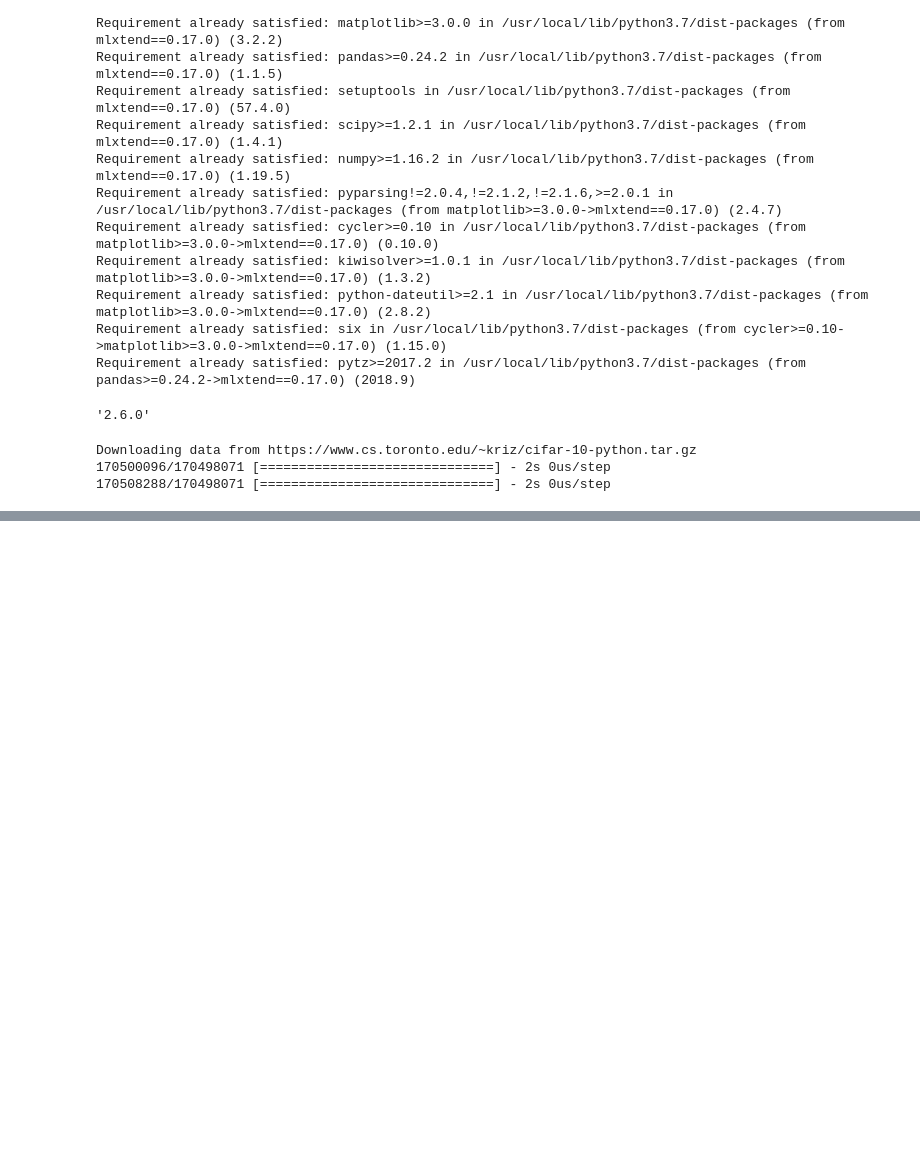
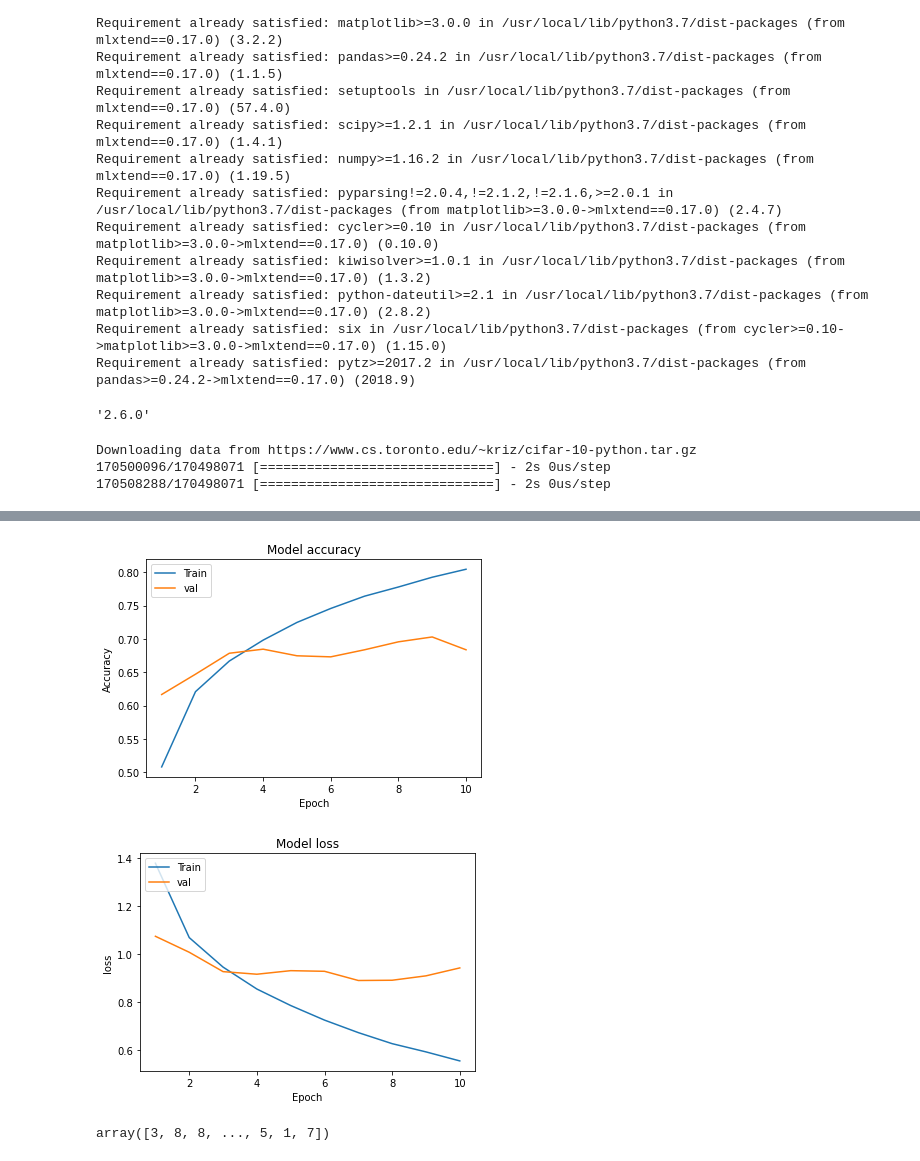
Before and after one commit to raushan9jnv/DeepLearning-Projects, a Jupyter notebook: CIFAR10 - Object Recognition in Images/CIFAR10_Object_Recognition_in_Images.ipynb, the cells around one changed output, grey strips where cells are left out. Drawn from its saved outputs; the diff is of its cells as text; code cells hidden in the pictures; blank space fills up the shorter version.

```diff
--- a/CIFAR10 - Object Recognition in Images/CIFAR10_Object_Recognition_in_Images.ipynb
+++ b/CIFAR10 - Object Recognition in Images/CIFAR10_Object_Recognition_in_Images.ipynb
@@ -63,0 +92,9 @@ X_
+# %%
+model = Sequential()
+model.add(Conv2D(filters=32, kernel_size= (3, 3), padding ='same', activation= 'relu', input_shape = [32,32,3]))   #  First 2D convolutional neural network
+model.add(Conv2D(filters=32, kernel_size= (3, 3), padding ='same', activation= 'relu'))     # Second convolutional neural network
+model.add(MaxPool2D(pool_size =(2,2), strides= 2, padding= 'valid'))   # reduce over head
+model.add(Dropout(0.5))   # Prevent overfitting, 50% of input means 50% input data not consider in next stage
+model.add(Flatten())
+model.add(Dense(units=128, activation='relu'))
+model.add(Dense(units= 10, activation='softmax'))
@@ -63,0 +121,4 @@ X_
+# %%
+model.compile(optimizer='adam', loss='sparse_categorical_crossentropy', metrics= ['sparse_categorical_accuracy'])
+# %%
+history = model.fit(X_train, y_train, batch_size= 10, epochs= 10, verbose= 1, validation_data =(X_test, y_test)) # it willl take around 45 minutes to run for 10 epochs on TPU or GPU
@@ -63,0 +146,22 @@ X_
+# %%
+# plot training and validation accuracy values
+epoch_range = range(1,11)
+plt.plot(epoch_range, history.history['sparse_categorical_accuracy'])
+plt.plot(epoch_range, history.history['val_sparse_categorical_accuracy'])
+plt.title('Model accuracy')
+plt.ylabel('Accuracy')
+plt.xlabel('Epoch')
+plt.legend(['Train', 'val'], loc = 'upper left')
+plt.show()
+
+# plot training and validation loss values
+plt.plot(epoch_range, history.history['loss'])
+plt.plot(epoch_range, history.history['val_loss'])
+plt.title('Model loss')
+plt.ylabel('loss')
+plt.xlabel('Epoch')
+plt.legend(['Train', 'val'], loc = 'upper left')
+plt.show()
+# %% [output]
+[figure, added]
+[figure, added]
@@ -63,0 +171,6 @@ X_
+# %%
+#y_pred = model.predict(X_test)  # model.predict_class removed after tensorflow version 2.5 :)
+y_pred = np.argmax(model.predict(X_test), axis=-1)
+y_pred
+# %% [output]
+array([3, 8, 8, ..., 5, 1, 7])
```
Also changed, not shown: parts of 14 cells of this notebook.
